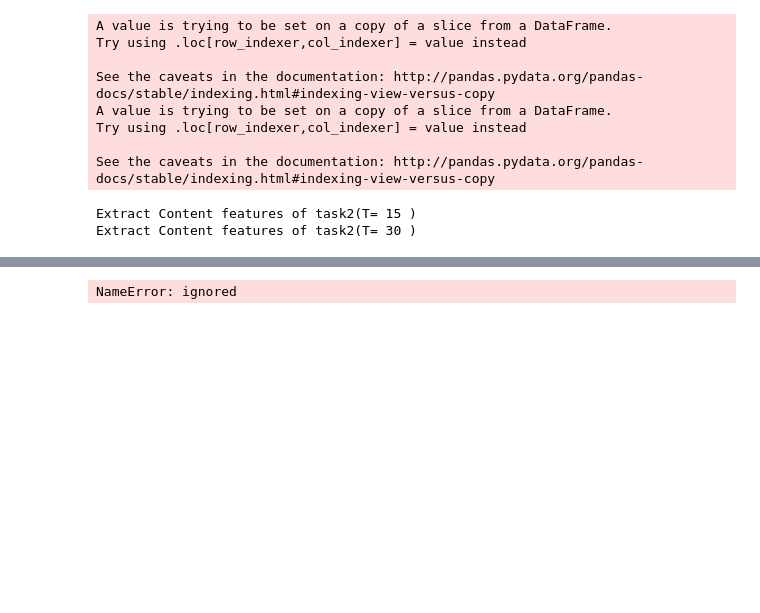
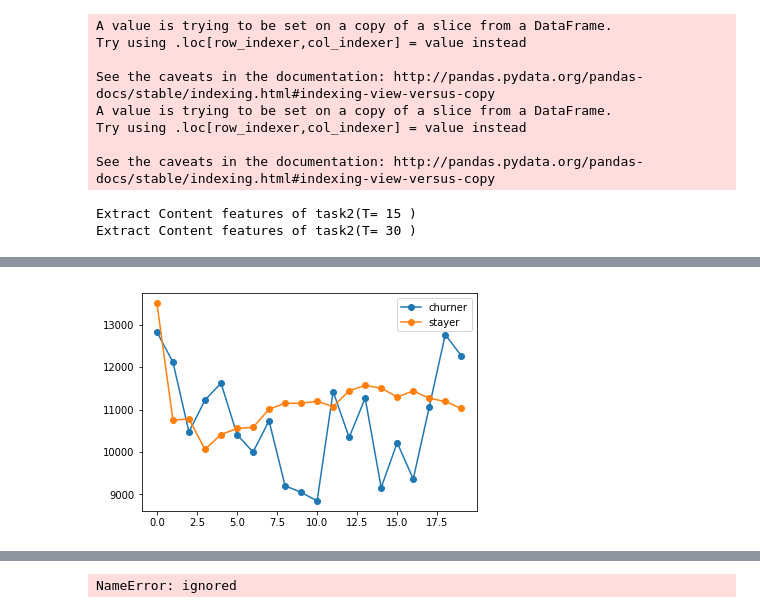
Before and after one commit to zasxer/UpliftModeling, a Jupyter notebook: skeleton.ipynb, the cells around one changed output, grey strips where cells are left out. Drawn from its saved outputs; the diff is of its cells as text; code cells hidden in the pictures; blank space fills up the shorter version.

```diff
--- a/skeleton.ipynb
+++ b/skeleton.ipynb
@@ -467,12 +467,16 @@ for T in list_of_T:
 # Quality features 1 : ans_score
 def getScoreOfAnswer(posts):
     answers = posts[posts['PostTypeId'] == 2]
-    return answers.groupby('Id')['Score'].mean()
+    temp = answers.groupby('Id')['Score'].mean()
+    answers = answers.join(temp, on='Id', how='inner', lsuffix='L', rsuffix='R')
+    return answers.groupby('OwnerUserId')['ScoreR'].mean()
 # %%
 # Quality features 2 : que_score
 def getScoreOfQuestion(posts):
-    questions = posts[posts['PostTypeId'] == 2]
-    return questions.groupby('Id')['Score'].mean()
+    questions = posts[posts['PostTypeId'] == 1]
+    temp = questions.groupby('Id')['Score'].mean()
+    questions = questions.join(temp, on='Id', how='inner', lsuffix='L', rsuffix='R')
+    return questions.groupby('OwnerUserId')['ScoreR'].mean()
 # %%
 # Extract quality features of task 1
 posts = pd.DataFrame()
@@ -773,9 +777,8 @@ def getRelRankPos(posts, all_posts):
         .groupby('ParentId', as_index=False).cumcount()
     group_count = all_answers.groupby('ParentId')['ParentId'].count()
     all_answers['num_answers'] = all_answers['ParentId'].apply(num_answers)
-    all_answers['relative_rank_pos'] = all_answers['num_answers'] / all_answers['rank']
-    posts = posts.merge(all_answers, left_on='Id',\
-                                              right_on='Id', how='left',\
+    all_answers['relative_rank_pos'] = all_answers['num_answers'] / (all_answers['rank'] + 1)
+    posts = posts.merge(all_answers, on='Id', how='left',\
                                               suffixes=('_left', '_right'))
     #print(posts.columns)
     #print(temp)
@@ -883,7 +946,6 @@ def getNumQueAnswered(users, answers, questions, qnta, tqna):
 def getTimeForFirstAns(users, answers, questions, qnta, tqna):
     tmp =  qnta[qnta['CreationDateQ'] < qnta['CreationDateA']]
     tmp['time_for_ans'] = (tmp['CreationDateA'] - tmp['CreationDateQ']).dt.total_seconds() / 60
-    tmp['time_for_ans'] = tmp[tmp['time_for_ans'] >= 0]
     questions['time_for_first_ans'] = tmp.groupby(by=tmp.index)['time_for_ans'].min()
     return questions.groupby('OwnerUserId')['time_for_first_ans'].mean()
 # %%
@@ -952,22 +1059,25 @@ for T in list_of_T:
 # %%
 # Figure 4: K vs Time taken for the first answer to arrive
 #  The more the time taken for a user to receive an answer,
 #  the lesser the satisfaction level and the more the chances of churning.
 churners_time = []
 stayers_time = []
 for K in list_of_K:
     subgroup = features_of_task1[K]
-    churners = subgroup[subgroup['is_churn'] == 1][subgroup['time_for_first_ans'] > 0]
-    stayers = subgroup[subgroup['is_churn'] == 0][subgroup['time_for_first_ans'] > 0]
-    churners_time.append(churners['time_for_first_ans'].mean())
-    stayers_time.append(stayers['time_for_first_ans'].mean())
+    churners = subgroup[subgroup['is_churn'] == 1]
+    stayers = subgroup[subgroup['is_churn'] == 0]
+    churners
+    churners_time.append(churners['time_for_first_ans'].dropna().mean())
+    stayers_time.append(stayers['time_for_first_ans'].dropna().mean())
 
 
 plt.plot(churners_time, '-o', label='churner')
 plt.plot(stayers_time, '-o', label='stayer')
 plt.legend()
 # plt.axis((0,20,8e3,22e3))
 plt.show()
+# %% [output]
+[figure, added]
 # %%
 # Store the whole features of task1 to Google Drive
 for K in list_of_K:
```
Also changed, not shown: parts of 22 cells of this notebook.
